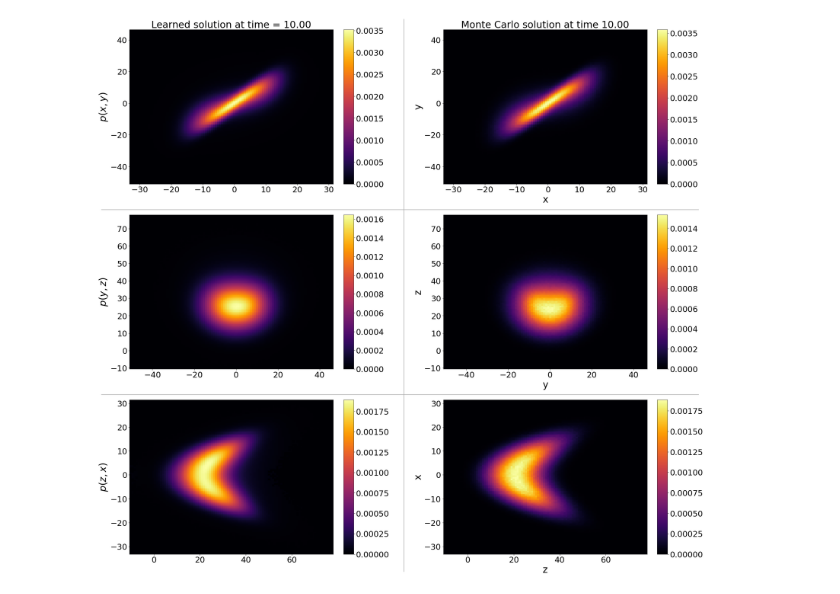
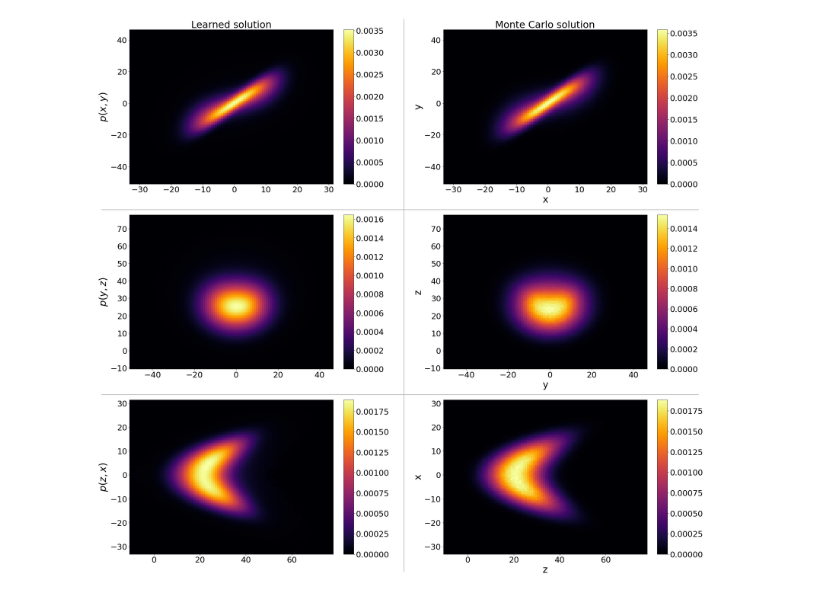
Before and after one commit to pinakm9/fp-solvers, a Jupyter notebook: plotters/L63-steady.ipynb, the cells around one changed output. Drawn from its saved outputs; the diff is of its cells as text; code cells hidden in the pictures.

```diff
--- a/plotters/L63-steady.ipynb
+++ b/plotters/L63-steady.ipynb
@@ -60,11 +60,11 @@ ax_3m.tick_params(axis='both', which='major', labelsize=tick_size)
 ax_3m.tick_params(axis='both', which='minor', labelsize=tick_size)
 
 # write titles and labels
-ax_1l.set_title('Learned solution at time = {:.2f}'.format(t), fontsize=title_size)
+ax_1l.set_title('Learned solution', fontsize=title_size)
 ax_1l.set_ylabel(r'$p(x, y)$', fontsize=ylabel_size)
 ax_2l.set_ylabel(r'$p(y, z)$', fontsize=ylabel_size)
 ax_3l.set_ylabel(r'$p(z, x)$', fontsize=ylabel_size)
-ax_1m.set_title('Monte Carlo solution at time {:.2f}'.format(t), fontsize=title_size)
+ax_1m.set_title('Monte Carlo solution', fontsize=title_size)
 ax_1m.set_xlabel('x', fontsize=xlabel_size)
 ax_1m.set_ylabel('y', fontsize=ylabel_size)
 ax_2m.set_xlabel('y', fontsize=xlabel_size)
@@ -130,31 +130,31 @@ r = fig_all.canvas.get_renderer()
 get_bbox = lambda ax: ax.get_tightbbox(r).transformed(fig_all.transFigure.inverted())
 bboxes = list(map(get_bbox, [ax_1l, ax_1m, ax_2l, ax_2m, ax_3l, ax_3m]))
 
 #Get the minimum and maximum extent, get the coordinate half-way between those
 xmax = np.array(list(map(lambda b: b.x1, bboxes))).reshape((3, 2)).max(axis=1)
 xmin = np.array(list(map(lambda b: b.x0, bboxes))).reshape((3, 2)).min(axis=1)
 xs = np.c_[xmax[1:], xmin[:-1]].mean(axis=1)
 
 ymax = np.array(list(map(lambda b: b.y1, bboxes))).reshape((3, 2)).max(axis=1)
 ymin = np.array(list(map(lambda b: b.y0, bboxes))).reshape((3, 2)).min(axis=1)
 ys = np.c_[ymax[1:], ymin[:-1]].mean(axis=1)
 
 # Draw lines to separate subplots
 x = xs[0]
 line = plt.Line2D([x+.045,x+.045],[0.1,0.895], transform=fig_all.transFigure, color=line_color)
 fig_all.add_artist(line)
 # line = plt.Line2D([x+.4825,x+.4825],[0.0895,0.9], transform=fig_all.transFigure, color=line_color)
 # fig_all.add_artist(line)
 # line = plt.Line2D([x-.405,x-.405],[0.0895,0.9], transform=fig_all.transFigure, color=line_color)
 # fig_all.add_artist(line)
 for y in ys:
     line = plt.Line2D([0.0845,0.945],[y,y], transform=fig_all.transFigure, color=line_color)
     fig_all.add_artist(line)
 # line = plt.Line2D([0.0745, .96],[y+0.5455,y+0.5455], transform=fig_all.transFigure, color=line_color)
 # fig_all.add_artist(line)
 # line = plt.Line2D([0.0745,0.96],[y-0.265,y-0.265], transform=fig_all.transFigure, color=line_color)
 # fig_all.add_artist(line)
 
 plt.savefig('../plots/L63-steady.png')
 # %% [output]
-[figure, old version]
+[figure, new version]
```
Also changed, not shown: 28 other files.
